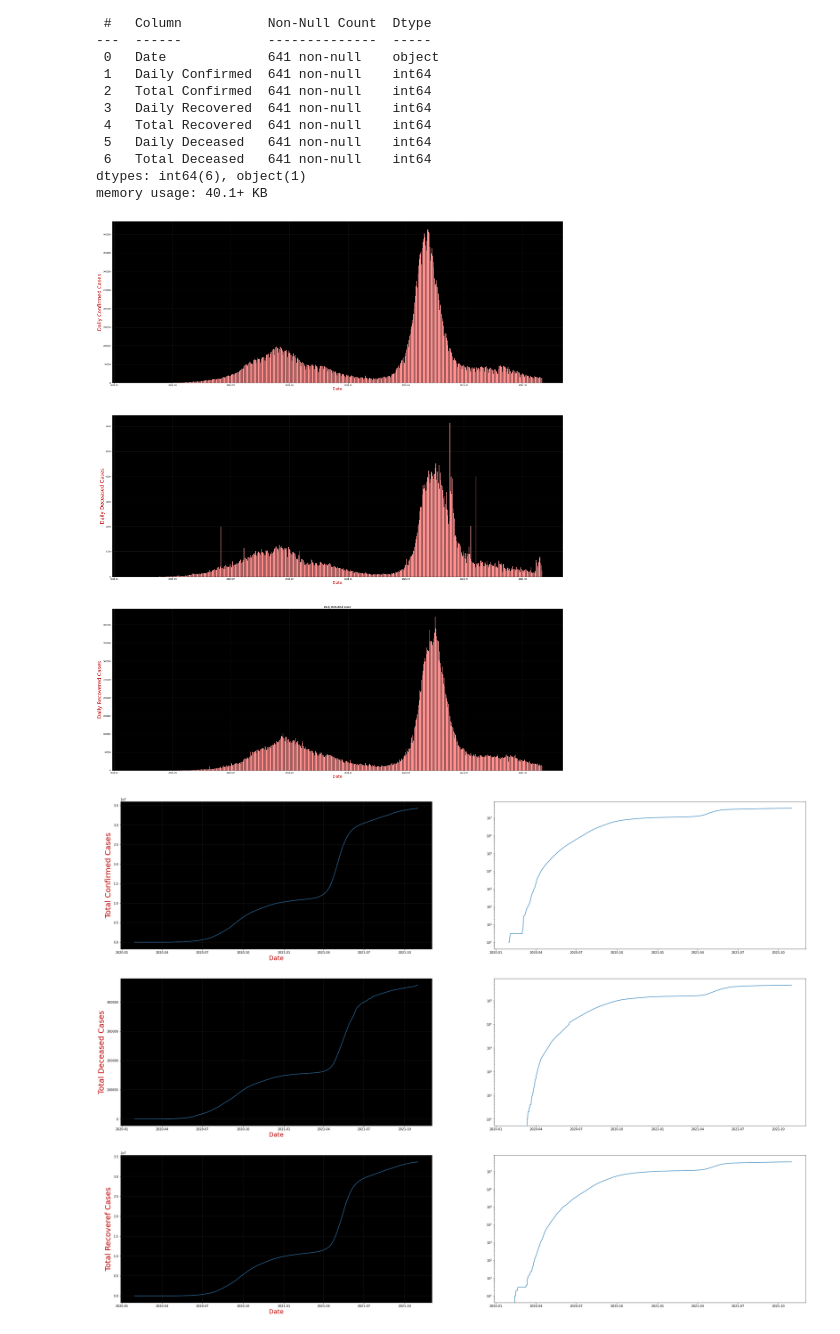
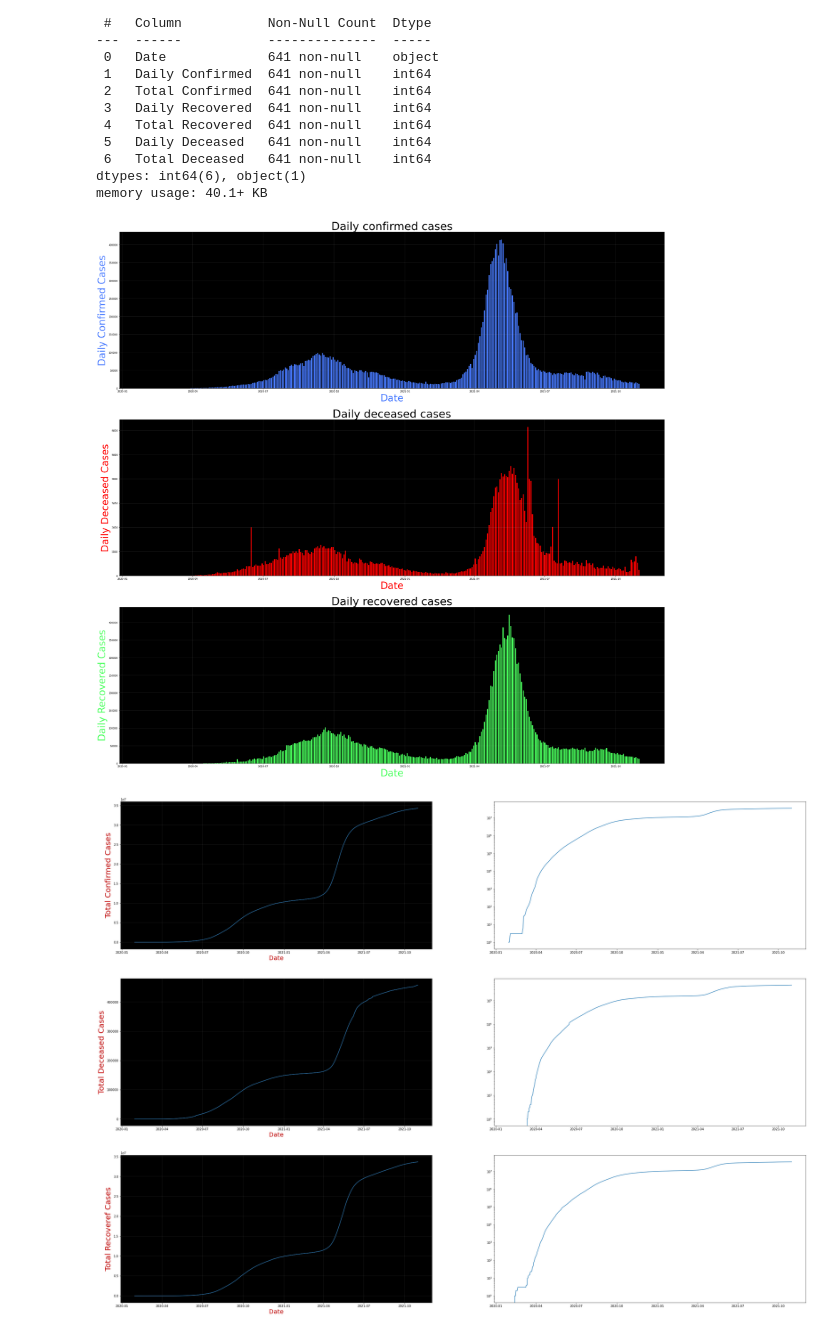
Before and after one commit to raunak51299/covid19_data_visualization, a Jupyter notebook: main.ipynb, the cells around one changed output. Saved outputs shown, nothing was run; the diff lists cells and outputs as text; code cells hidden in the pictures.

Commit message:
changed frequency of data considered for plot

```diff
--- a/main.ipynb
+++ b/main.ipynb
@@ -44,42 +44,42 @@ Data columns (total 7 columns):
 dtypes: int64(6), object(1)
 memory usage: 40.1+ KB
 # %%
-DC = data["Daily Confirmed"] #Stores Daily Confirmed
+DC = data["Daily Confirmed"].resample("2D").max() #Stores Daily Confirmed
 TC = data["Total Confirmed"]
-DR = data["Daily Recovered"] #Stores Daily Recovered
+DR = data["Daily Recovered"].resample("2D").max() #Stores Daily Recovered
 TR = data["Total Recovered"]
-DD = data["Daily Deceased"] #Stores Daily Deceased
+DD = data["Daily Deceased"].resample("2D").max() #Stores Daily Deceased
 TD = data["Total Deceased"]
 # %%
-fig, (ax1, ax2, ax3) = plt.subplots(3, figsize=(40,50))
+fig, (ax1, ax2, ax3) = plt.subplots(3, figsize=(40,40))
 
 #ax1 = plt.axes()
-ax1.grid(linewidth=0.2, color='#8f8f8f')
+ax1.grid(linewidth=0.2, color='#adadad')
 ax1.set_facecolor("black")
-ax1.set_xlabel('Date',size=20, color='#ba0000')
-ax1.set_ylabel('Daily Confirmed Cases', size=25,color='#ba0000')
-plt.title("Daily confirmed cases")
-ax1.bar(data.index, DC, color='#ff8f8f', linewidth=0.1)
+ax1.set_xlabel('Date',size=40, color='#4576ff')
+ax1.set_ylabel('Daily Confirmed Cases', size=40,color='#4576ff')
+ax1.set_title("Daily confirmed cases", fontsize=45)
+ax1.bar(DC.index, DC, color='#4576ff', width=1.4)
 
 #ax2 = plt.axes()
-ax2.grid(linewidth=0.2, color='#8f8f8f')
+ax2.grid(linewidth=0.2, color='#adadad')
 ax2.set_facecolor("black")
-ax2.set_xlabel('Date',size=20, color='#ba0000')
-ax2.set_ylabel('Daily Deceased Cases', size=25,color='#ba0000')
-plt.title("Daily deceased cases")
-ax2.bar(data.index, DD, color='#ff8f8f')
+ax2.set_xlabel('Date',size=40, color='red')
+ax2.set_ylabel('Daily Deceased Cases', size=40,color='red')
+ax2.set_title("Daily deceased cases", fontsize=45)
+ax2.bar(DD.index, DD, color='red', width=1.4)
 
 #ax3 = plt.axes()
-ax3.grid(linewidth=0.2, color='#8f8f8f')
+ax3.grid(linewidth=0.2, color='#adadad')
 ax3.set_facecolor("black")
-ax3.set_xlabel('Date',size=20, color='#ba0000')
-ax3.set_ylabel('Daily Recovered Cases', size=25,color='#ba0000')
-plt.title("Daily recovered cases")
-ax3.bar(data.index, DR, color='#ff8f8f')
+ax3.set_xlabel('Date',size=40, color='#47ff5a')
+ax3.set_ylabel('Daily Recovered Cases', size=40,color='#47ff5a')
+ax3.set_title("Daily recovered cases", fontsize=45)
+ax3.bar(DD.index, DR, color='#47ff5a', width=1.4)
 
 plt.show()
 # %% [output]
-[figure, old version]
+[figure, new version]
 # %%
 fig, ((ax4, ax5), (ax6, ax7), (ax8, ax9)) = plt.subplots(3, 2, figsize=(40,30))
 
```
Also changed, not shown: parts of 3 cells of this notebook.
